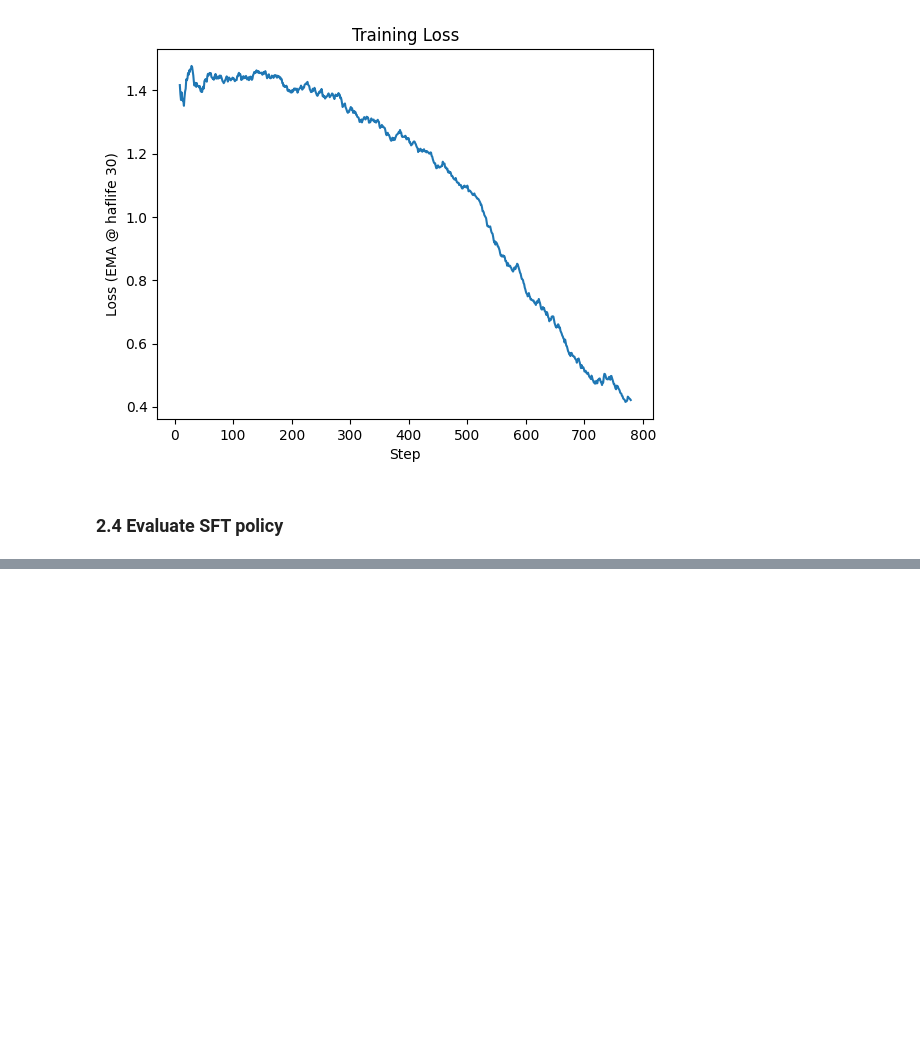
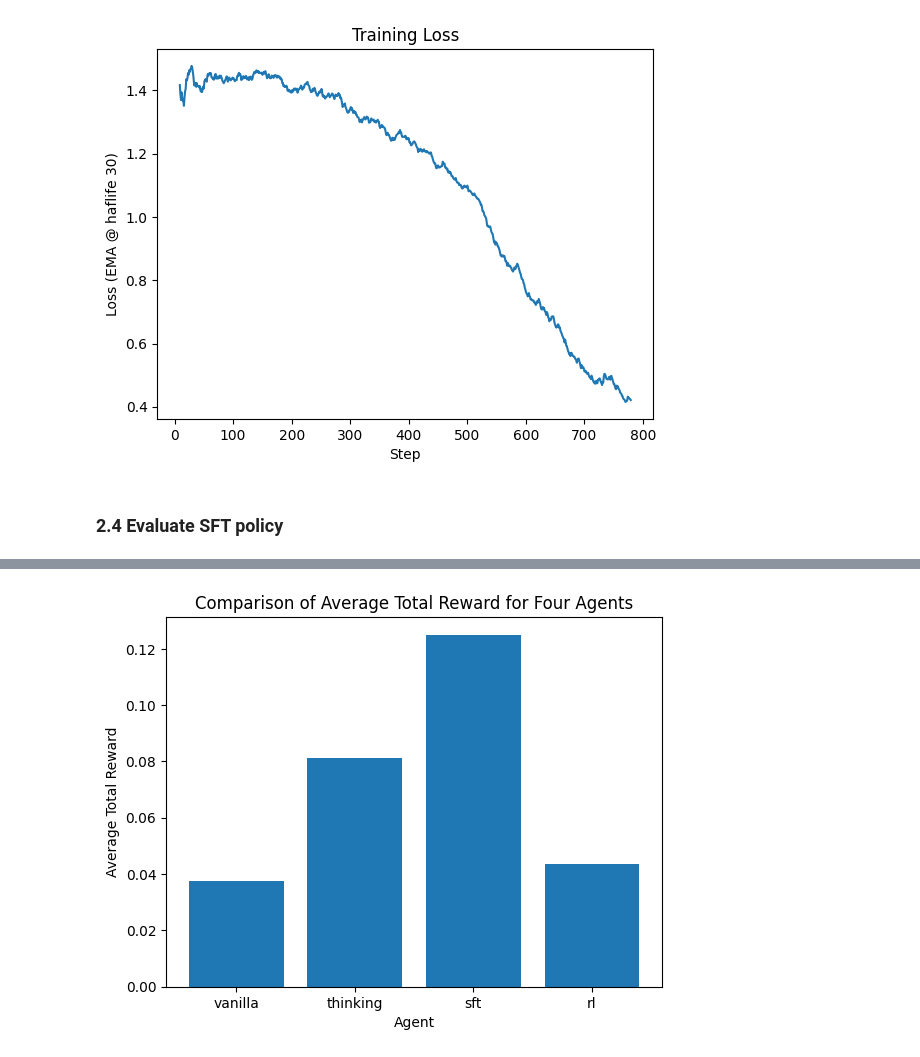
Before and after one commit to nickhalmagyi/hdsi-winter-workshop, a Jupyter notebook: llm-agents-part2.ipynb, the cells around one changed output, grey strips where cells are left out. Drawn from its saved outputs; the diff is of its cells as text; code cells hidden in the pictures; blank space fills up the shorter version.

```diff
--- a/llm-agents-part2.ipynb
+++ b/llm-agents-part2.ipynb
@@ -1348,2 +1318,0 @@ We will first go through each step to illustrate the computation, and then provi
-# %%
-ep = episode_rollout(model_lora, gameFold="test", thinking=False)
@@ -1363,0 +1527,3 @@ e
+# %%
+model_lora.save_pretrained(f"{target_dir}/rl_lora")
+model_lora = model_lora.merge_and_unload()
@@ -1363,0 +1532,16 @@ e
+# %%
+## Run eval loop with fine-tuned model
+rl_episodes = {"rl": []}
+num_episodes_per_agent = 20
+
+for ep in range(num_episodes_per_agent):
+    printmd(f"#### Episode {ep}")
+    memory, data, total_reward = episode_rollout(model_lora, gameFold="test", thinking=False, seed=ep)
+    rl_episodes['rl'].append({"ep": ep, "total_reward": total_reward, "memory": memory, "data": data})
+
+## save results
+with open(f"{target_dir}/episodes_rl_agent.json", "w") as f:
+    json.dump(rl_episodes, f)
+
+## print an episode
+printmd('\n\n'.join(rl_episodes['rl'][0]['memory']))
@@ -1363,0 +1562,19 @@ e
+# %%
+all_eps = baseline_episodes | sft_episodes | rl_episodes
+
+avg_rewards = {
+    a: np.mean([ep["total_reward"] for ep in all_eps[a]])
+    for a in ["vanilla", "thinking", "sft", "rl"]
+}
+
+# make a bar chart
+agents = list(avg_rewards.keys())
+rewards = list(avg_rewards.values())
+
+plt.bar(agents, rewards)
+plt.xlabel("Agent")
+plt.ylabel("Average Total Reward")
+plt.title("Comparison of Average Total Reward for Four Agents")
+plt.show()
+# %% [output]
+[figure, added]
```
Also changed, not shown: parts of 35 cells of this notebook, 5 other files.
